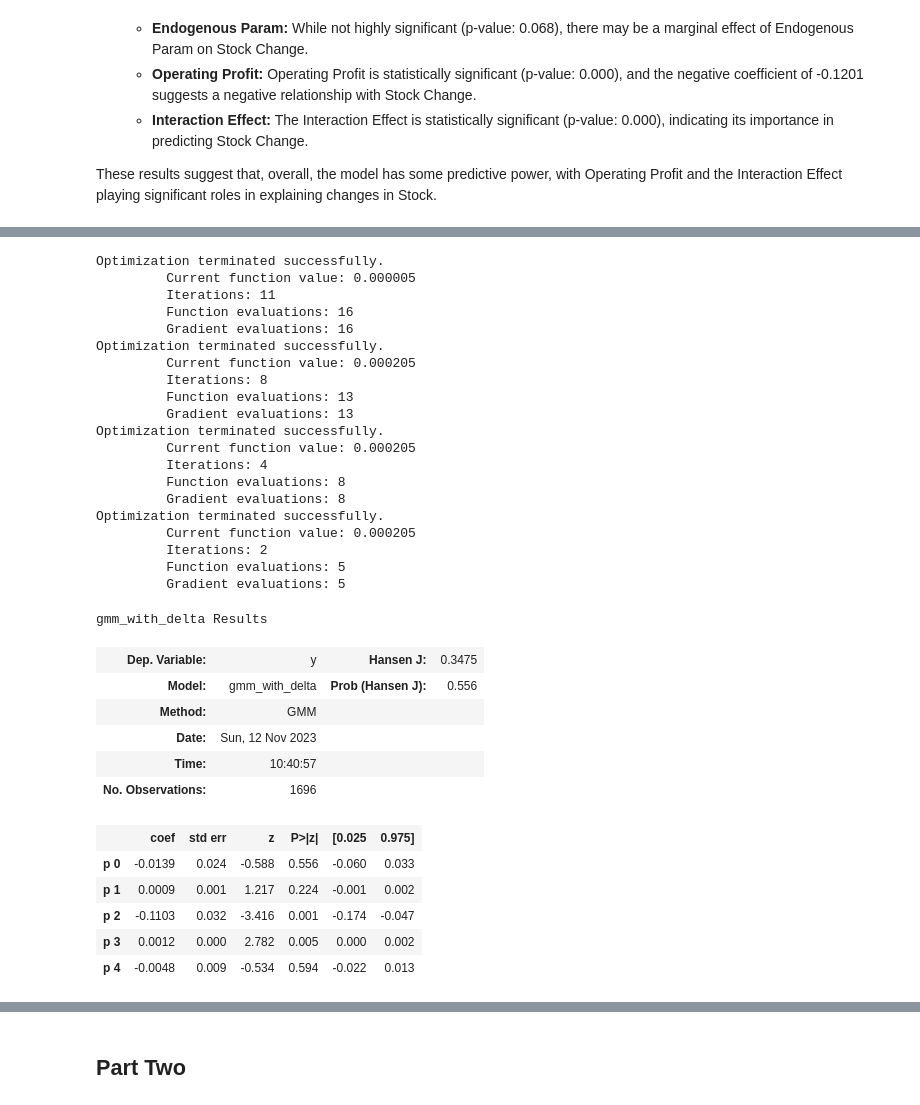
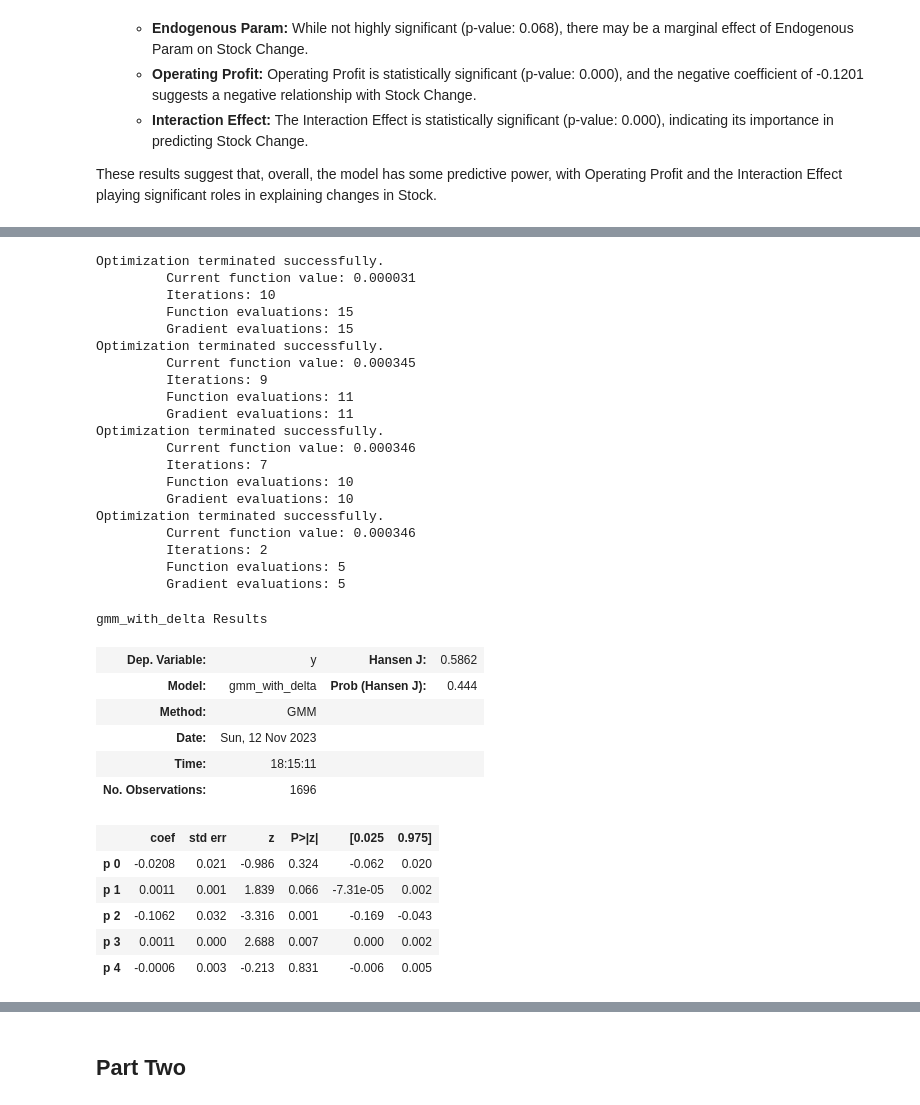
Before and after one commit to mallikshubhangi/MBAN_Projects, a Jupyter notebook: Predictive Modelling/Midterm.ipynb, the cells around one changed output, grey strips where cells are left out. Saved outputs shown, nothing was run; the diff lists cells and outputs as text; code cells hidden in the pictures.

```diff
--- a/Predictive Modelling/Midterm.ipynb
+++ b/Predictive Modelling/Midterm.ipynb
@@ -160,54 +178,54 @@ class gmm_with_delta(GMM):
         inst = self.instrument
 
         error0 = endog - p0 - p1 * exog[:,0] - p2 * exog[:,1] - p3 * exog[:,2]
         error1 = (endog - p0 - p1 * exog[:,0] - p2 * exog[:,1] - p3 * exog[:,2]) * exog[:,1]
         error2 = (endog - p0 - p1 * exog[:,0] - p2 * exog[:,1] - p3 * exog[:,2]) * exog[:,2]
-        error3 = (endog - p0 - p1 * exog[:,0] - p2 * exog[:,1] - p3 * exog[:,2] - delta) * inst[:,0]
-        error4 = (endog - p0 - p1 * exog[:,0] - p2 * exog[:,1] - p3 * exog[:,2] - delta) * inst[:,1]
-        error5 = (endog - p0 - p1 * exog[:,0] - p2 * exog[:,1] - p3 * exog[:,2] - delta) * inst[:,2]
+        error3 = (endog - p0 - p1 * exog[:,0] - p2 * exog[:,1] - p3 * exog[:,2] ) * inst[:,0]- delta
+        error4 = (endog - p0 - p1 * exog[:,0] - p2 * exog[:,1] - p3 * exog[:,2]) * inst[:,1] - delta
+        error5 = (endog - p0 - p1 * exog[:,0] - p2 * exog[:,1] - p3 * exog[:,2]) * inst[:,2] - delta
 
         g = np.column_stack((error0, error1, error2, error3, error4, error5))
         return g
 
 y_vals = np.array(input_table["Stock Change"])
 x_vals = np.array(input_table[["Inventory Turnover", "Operating Profit", "Interaction Effect"]])
 iv_vals = np.array(input_table[["Current Ratio", "Quick Ratio", "Debt Asset Ratio"]])
 
 
 beta0_with_delta = np.array([0.1, 0.1, 0.1, 0.1, 0.1])
 results = gmm_with_delta(endog=y_vals, exog=x_vals, instrument=iv_vals, k_moms=6, k_params=5).fit(beta0_with_delta)
 results.summary()
 # %% [output]
 Optimization terminated successfully.
-         Current function value: 0.000005
-         Iterations: 11
-         Function evaluations: 16
-         Gradient evaluations: 16
+         Current function value: 0.000031
+         Iterations: 10
+         Function evaluations: 15
+         Gradient evaluations: 15
 Optimization terminated successfully.
-         Current function value: 0.000205
-         Iterations: 8
-         Function evaluations: 13
-         Gradient evaluations: 13
+         Current function value: 0.000345
+         Iterations: 9
+         Function evaluations: 11
+         Gradient evaluations: 11
 Optimization terminated successfully.
-         Current function value: 0.000205
-         Iterations: 4
-         Function evaluations: 8
-         Gradient evaluations: 8
+         Current function value: 0.000346
+         Iterations: 7
+         Function evaluations: 10
+         Gradient evaluations: 10
 Optimization terminated successfully.
-         Current function value: 0.000205
+         Current function value: 0.000346
          Iterations: 2
          Function evaluations: 5
          Gradient evaluations: 5
 gmm_with_delta Results
-| Dep. Variable: | y | Hansen J: | 0.3475 |
-| Model: | gmm_with_delta | Prob (Hansen J): | 0.556 |
+| Dep. Variable: | y | Hansen J: | 0.5862 |
+| Model: | gmm_with_delta | Prob (Hansen J): | 0.444 |
 | Method: | GMM |  |  |
 | Date: | Sun, 12 Nov 2023 |  |  |
-| Time: | 10:40:57 |  |  |
+| Time: | 18:15:11 |  |  |
 | No. Observations: | 1696 |  |  |
 |  | coef | std err | z | P>|z| | [0.025 | 0.975] |
-| p 0 | -0.0139 | 0.024 | -0.588 | 0.556 | -0.060 | 0.033 |
-| p 1 | 0.0009 | 0.001 | 1.217 | 0.224 | -0.001 | 0.002 |
-| p 2 | -0.1103 | 0.032 | -3.416 | 0.001 | -0.174 | -0.047 |
-| p 3 | 0.0012 | 0.000 | 2.782 | 0.005 | 0.000 | 0.002 |
-| p 4 | -0.0048 | 0.009 | -0.534 | 0.594 | -0.022 | 0.013 |
+| p 0 | -0.0208 | 0.021 | -0.986 | 0.324 | -0.062 | 0.020 |
+| p 1 | 0.0011 | 0.001 | 1.839 | 0.066 | -7.31e-05 | 0.002 |
+| p 2 | -0.1062 | 0.032 | -3.316 | 0.001 | -0.169 | -0.043 |
+| p 3 | 0.0011 | 0.000 | 2.688 | 0.007 | 0.000 | 0.002 |
+| p 4 | -0.0006 | 0.003 | -0.213 | 0.831 | -0.006 | 0.005 |
```
Also changed, not shown: parts of 8 cells of this notebook.
